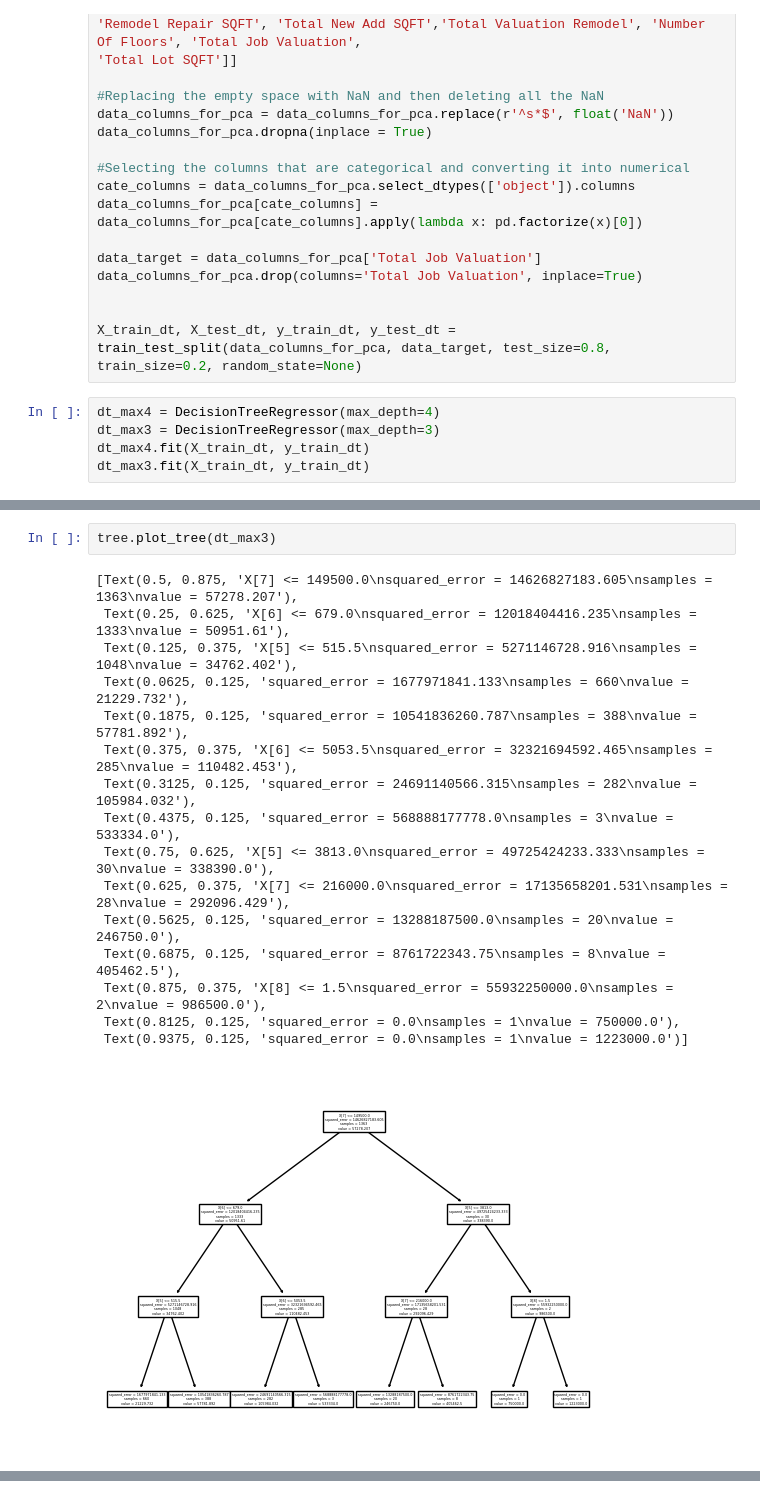
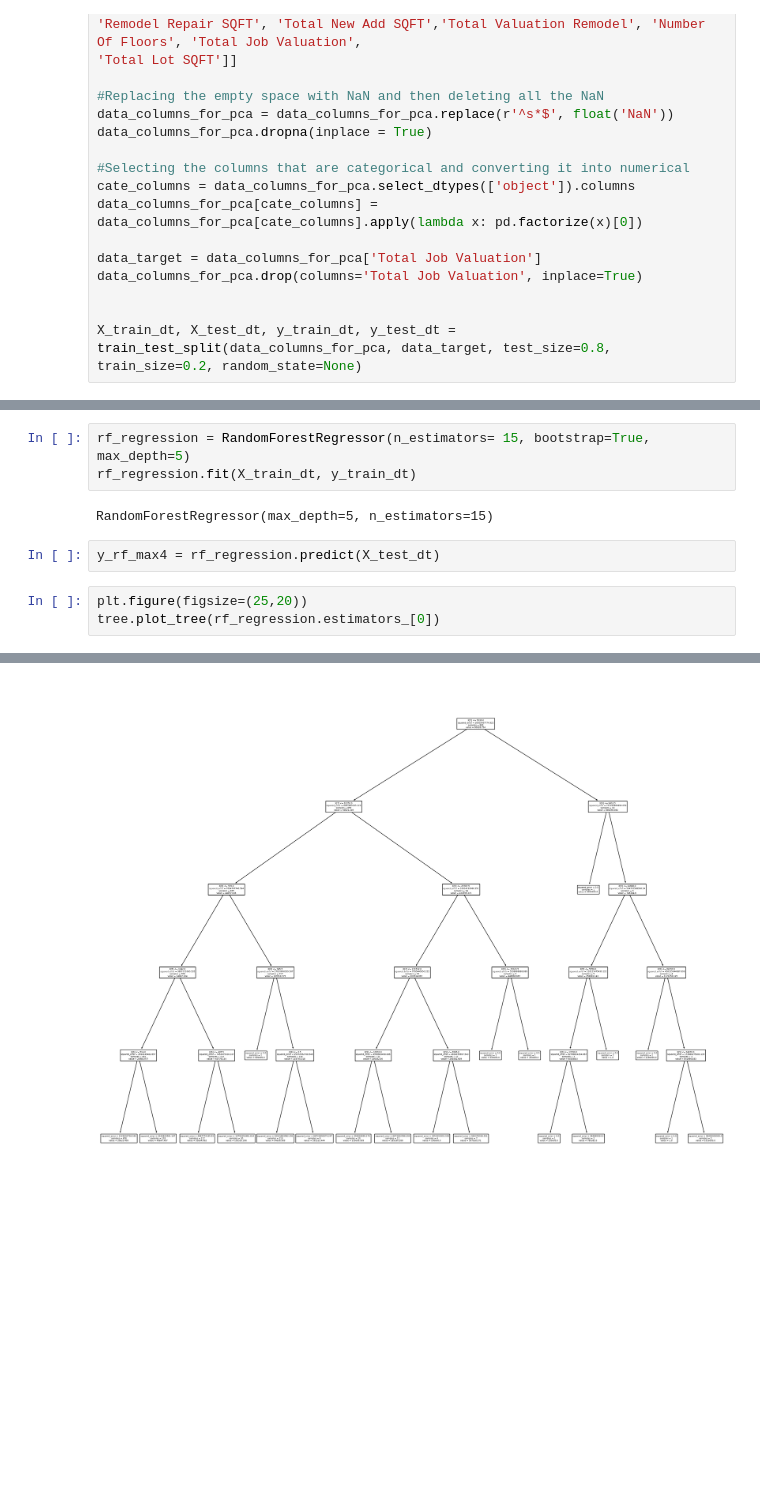
Before and after one commit to Josephslee99/CSE4-587Project, a Jupyter notebook: phase2David.ipynb, the cells around one changed output, grey strips where cells are left out. Drawn from its saved outputs; the diff is of its cells as text; blank space fills up the shorter version.

Commit message:
decision tree, random forest, and gradient

```diff
--- a/phase2David.ipynb
+++ b/phase2David.ipynb
@@ -34,8 +40,3 @@ data_columns_for_pca.drop(columns='Total Job Valuation', inplace=True)
 
 
 X_train_dt, X_test_dt, y_train_dt, y_test_dt = train_test_split(data_columns_for_pca, data_target, test_size=0.8, train_size=0.2, random_state=None)
-# %%
-dt_max4 = DecisionTreeRegressor(max_depth=4)
-dt_max3 = DecisionTreeRegressor(max_depth=3)
-dt_max4.fit(X_train_dt, y_train_dt)
-dt_max3.fit(X_train_dt, y_train_dt)
@@ -51,19 +43,11 @@ No artists with labels found to put in legend.  Note that artists whose label st
-# %%
-tree.plot_tree(dt_max3)
-# %% [output]
-[Text(0.5, 0.875, 'X[7] <= 149500.0\nsquared_error = 14626827183.605\nsamples = 1363\nvalue = 57278.207'),
- Text(0.25, 0.625, 'X[6] <= 679.0\nsquared_error = 12018404416.235\nsamples = 1333\nvalue = 50951.61'),
- Text(0.125, 0.375, 'X[5] <= 515.5\nsquared_error = 5271146728.916\nsamples = 1048\nvalue = 34762.402'),
- Text(0.0625, 0.125, 'squared_error = 1677971841.133\nsamples = 660\nvalue = 21229.732'),
- Text(0.1875, 0.125, 'squared_error = 10541836260.787\nsamples = 388\nvalue = 57781.892'),
- Text(0.375, 0.375, 'X[6] <= 5053.5\nsquared_error = 32321694592.465\nsamples = 285\nvalue = 110482.453'),
- Text(0.3125, 0.125, 'squared_error = 24691140566.315\nsamples = 282\nvalue = 105984.032'),
- Text(0.4375, 0.125, 'squared_error = 568888177778.0\nsamples = 3\nvalue = 533334.0'),
- Text(0.75, 0.625, 'X[5] <= 3813.0\nsquared_error = 49725424233.333\nsamples = 30\nvalue = 338390.0'),
- Text(0.625, 0.375, 'X[7] <= 216000.0\nsquared_error = 17135658201.531\nsamples = 28\nvalue = 292096.429'),
- Text(0.5625, 0.125, 'squared_error = 13288187500.0\nsamples = 20\nvalue = 246750.0'),
- Text(0.6875, 0.125, 'squared_error = 8761722343.75\nsamples = 8\nvalue = 405462.5'),
- Text(0.875, 0.375, 'X[8] <= 1.5\nsquared_error = 55932250000.0\nsamples = 2\nvalue = 986500.0'),
- Text(0.8125, 0.125, 'squared_error = 0.0\nsamples = 1\nvalue = 750000.0'),
- Text(0.9375, 0.125, 'squared_error = 0.0\nsamples = 1\nvalue = 1223000.0')]
-[figure, removed]
+# %%
+rf_regression = RandomForestRegressor(n_estimators= 15, bootstrap=True, max_depth=5)
+rf_regression.fit(X_train_dt, y_train_dt)
+# %% [output]
+RandomForestRegressor(max_depth=5, n_estimators=15)
+# %%
+y_rf_max4 = rf_regression.predict(X_test_dt)
+# %%
+plt.figure(figsize=(25,20))
+tree.plot_tree(rf_regression.estimators_[0])
+# %% [output]
@@ -69,0 +71 @@ tree.plot_tree(dt_max3)
+[figure, added]
```
Also changed, not shown: parts of 15 cells of this notebook, 2 other files.
